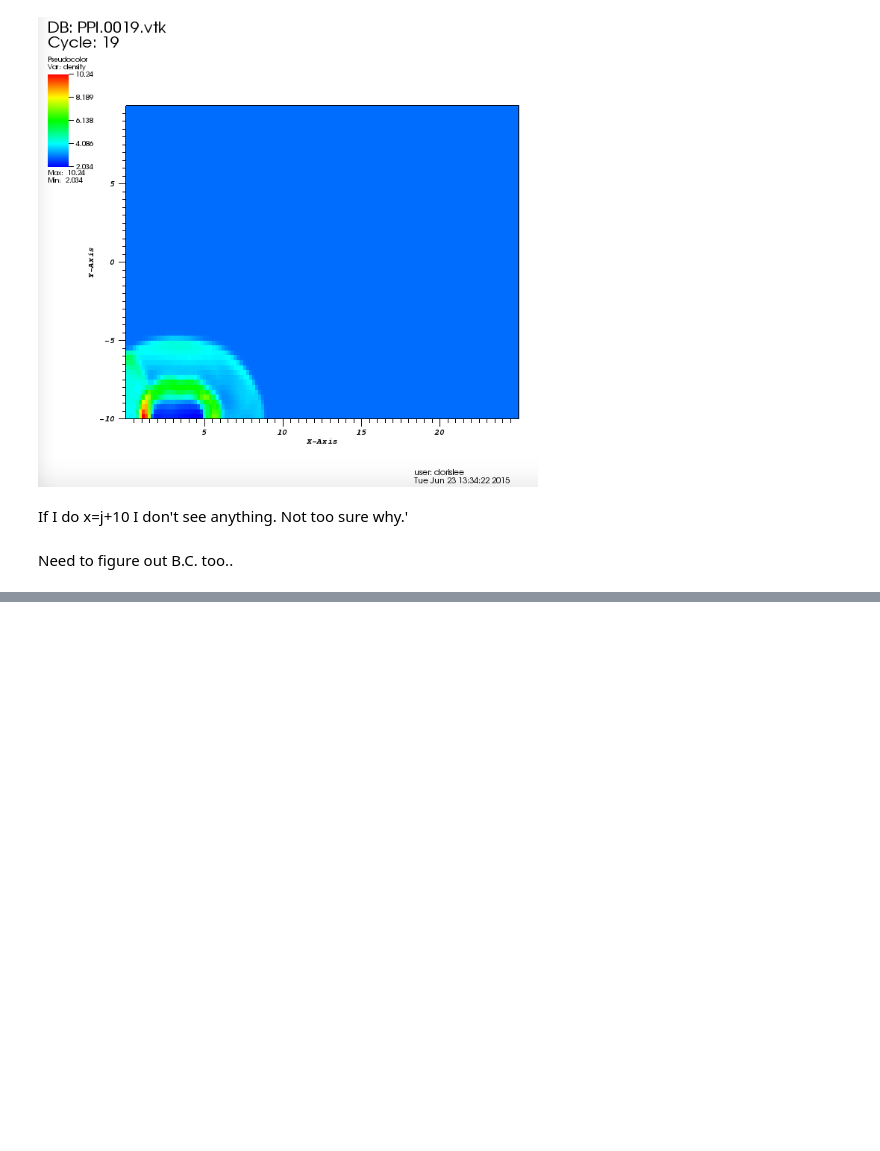
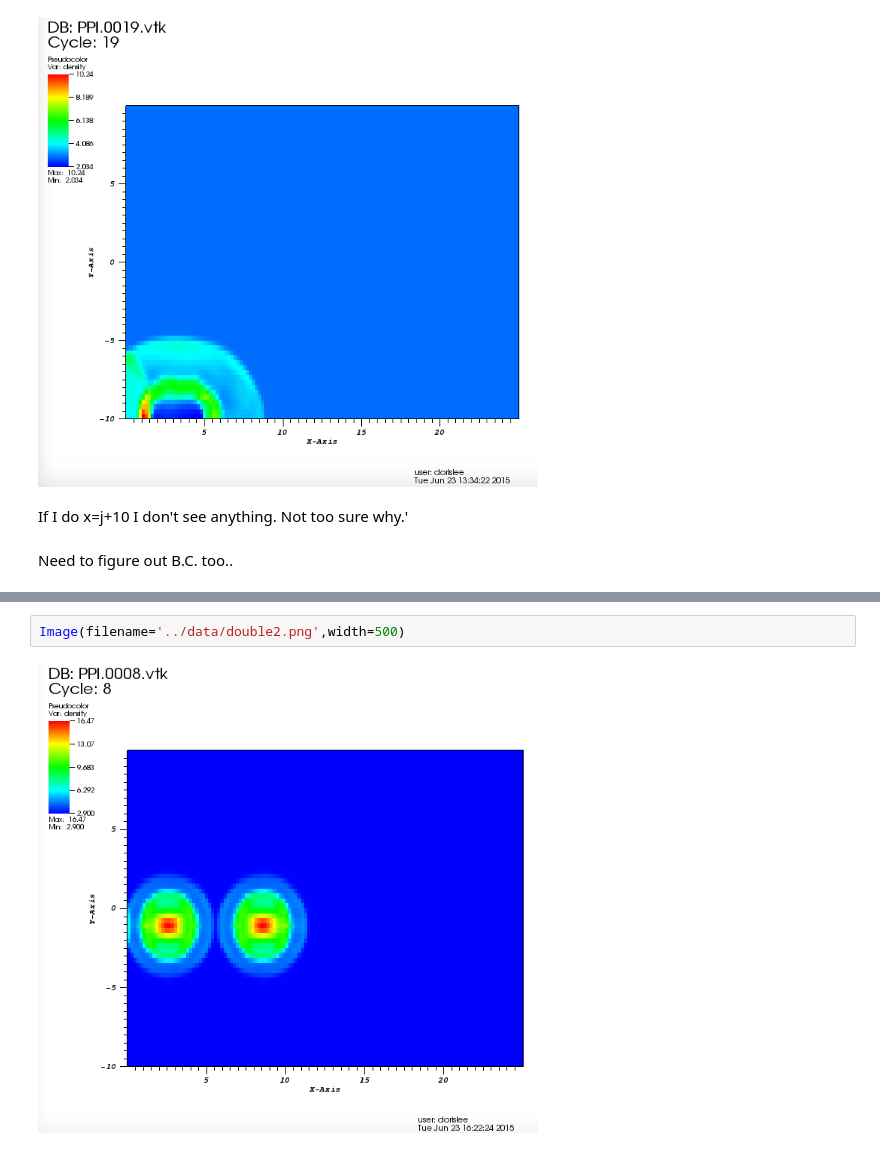
Before and after one commit to dorisjlee/usrp, a Jupyter notebook: notes/06_23_2015.ipynb, the cells around one changed output, grey strips where cells are left out. Drawn from its saved outputs; the diff is of its cells as text; blank space fills up the shorter version.

```diff
--- a/notes/06_23_2015.ipynb
+++ b/notes/06_23_2015.ipynb
@@ -152,0 +178,4 @@ Need to figure out B.C. too..
+# %%
+Image(filename='../data/double2.png',width=500)
+# %% [output]
+[figure, added]
```
Also changed, not shown: parts of 15 cells of this notebook, 13 other files.
